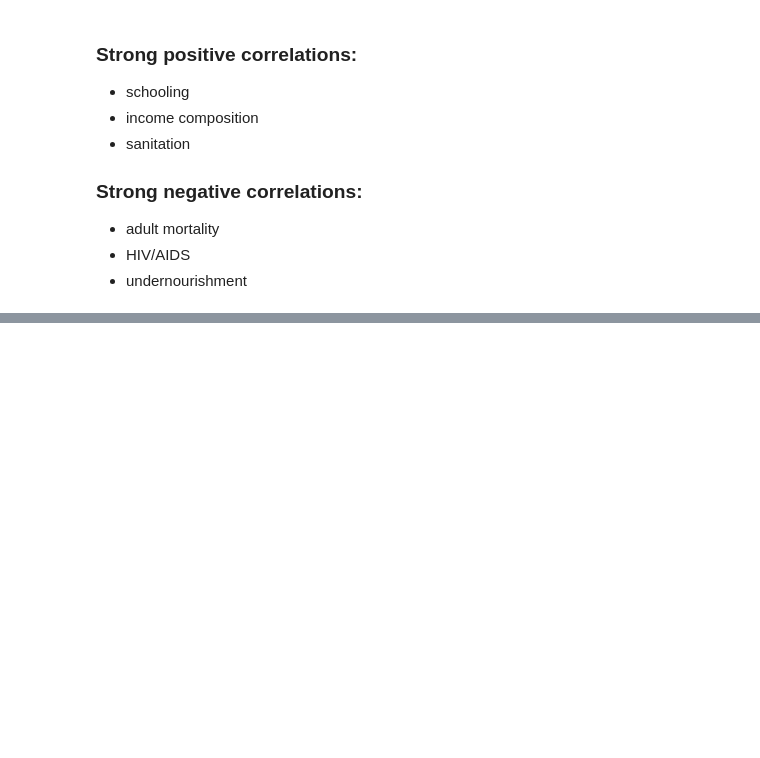
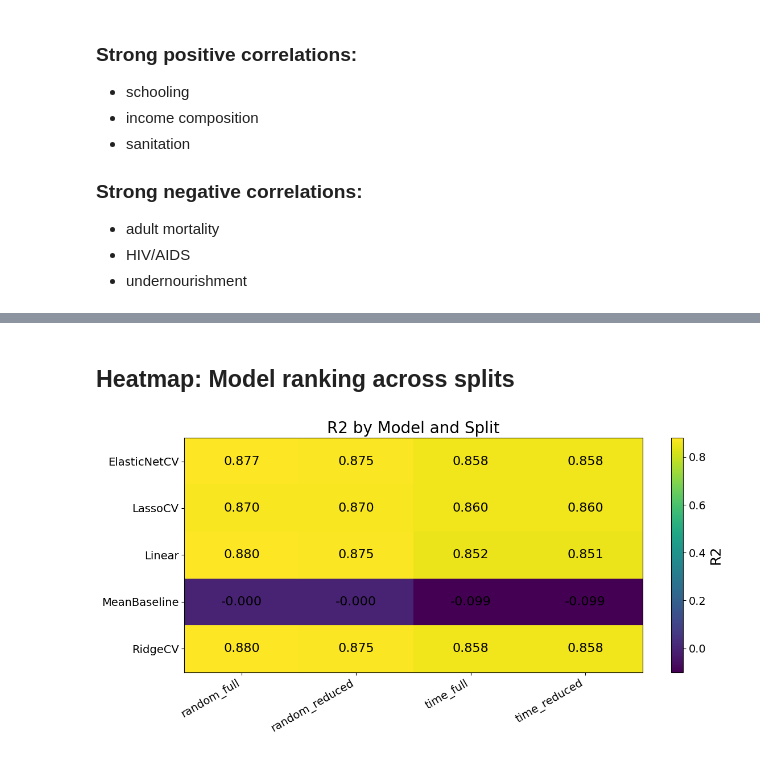
Before and after one commit to aleksiakolo/life-expectancy-analysis, a Jupyter notebook: notebooks/08_visualizations.ipynb, the cells around one changed output, grey strips where cells are left out. Saved outputs shown, nothing was run; the diff lists cells and outputs as text; code cells hidden in the pictures; blank space fills up the shorter version.

```diff
--- a/notebooks/08_visualizations.ipynb
+++ b/notebooks/08_visualizations.ipynb
@@ -170,0 +223,25 @@ plt.show()
+# %% [markdown]
+## Heatmap: Model ranking across splits
+# %%
+rank_metric = "r2"  # "mae" or "r2" too
+
+pivot = df_metrics.pivot(index="model_name", columns="split_name", values=rank_metric)
+
+plt.figure(figsize=(12, 6))
+plt.imshow(pivot.values, aspect="auto")
+plt.xticks(range(pivot.shape[1]), pivot.columns, rotation=30, ha="right")
+plt.yticks(range(pivot.shape[0]), pivot.index)
+plt.title(f"{rank_metric.upper()} by Model and Split")
+cbar = plt.colorbar()
+cbar.set_label(rank_metric.upper())
+
+# annotate values
+for i in range(pivot.shape[0]):
+    for j in range(pivot.shape[1]):
+        val = pivot.values[i, j]
+        plt.text(j, i, f"{val:.3f}", ha="center", va="center")
+
+plt.tight_layout()
+plt.show()
+# %% [output]
+[figure, added]
```
Also changed, not shown: parts of 6 cells of this notebook, 12 other files.
